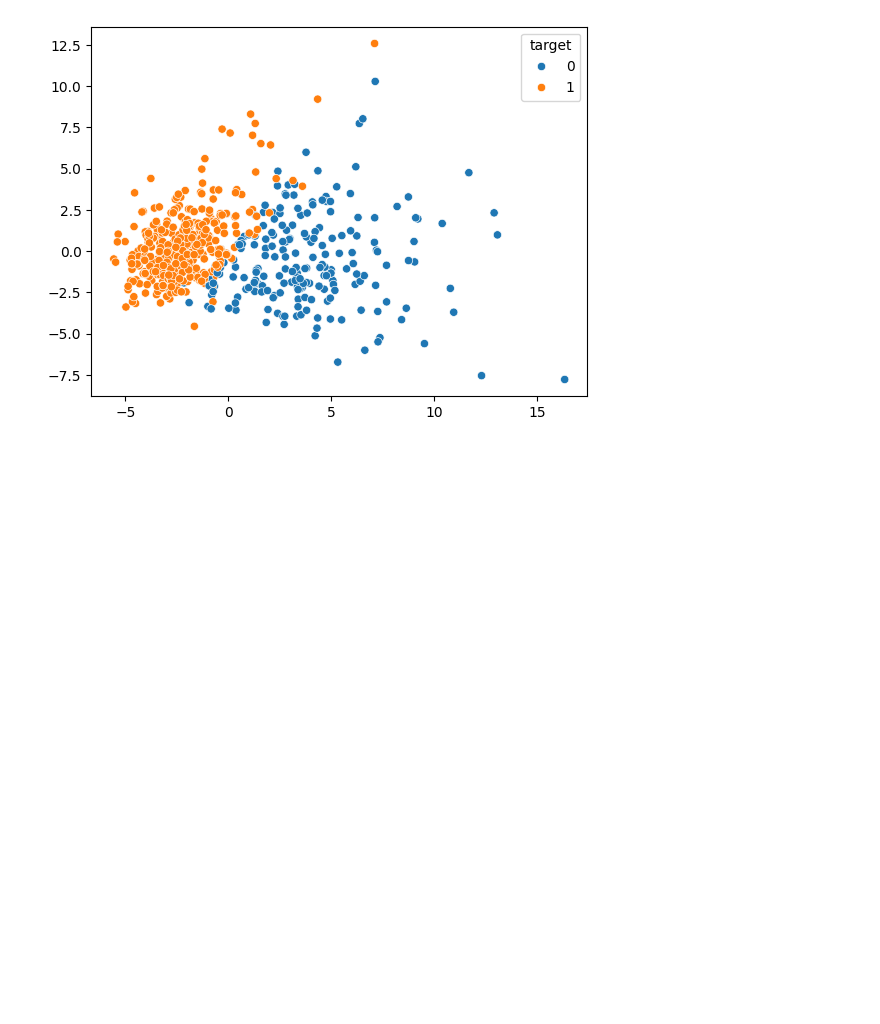
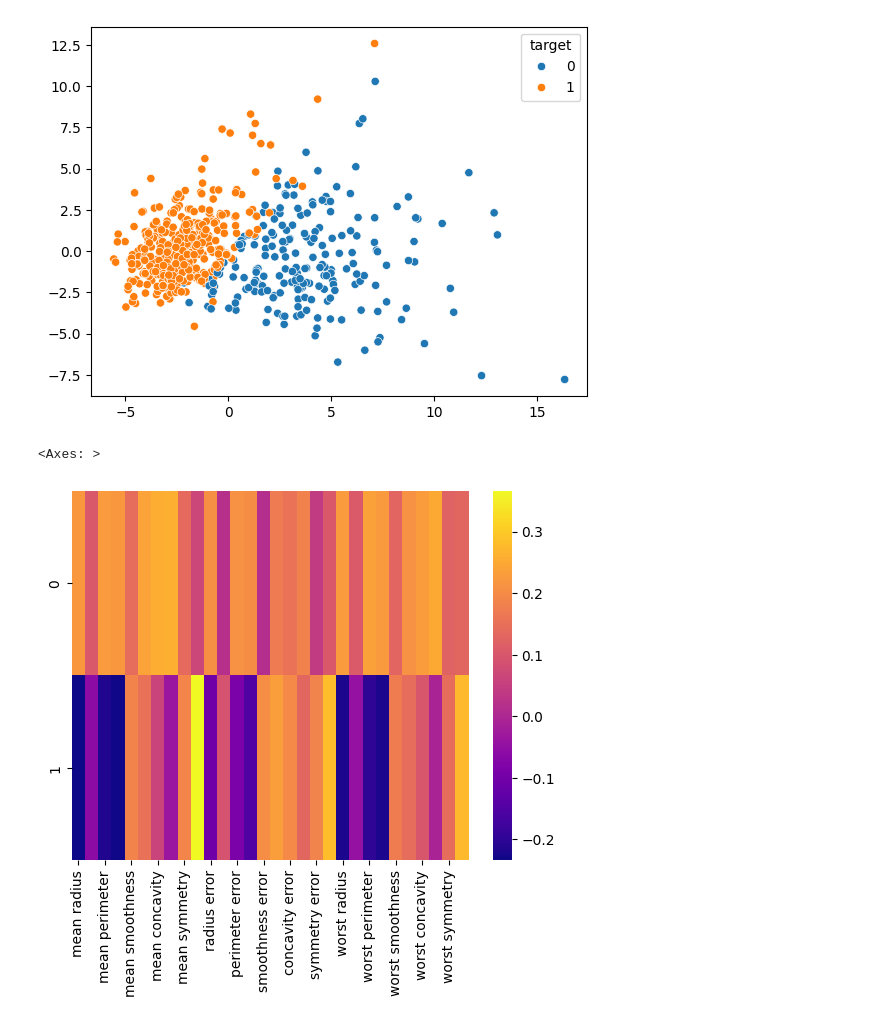
Before and after one commit to Adhishtanaka/SE-to-ML, a Jupyter notebook: Machine Learning/Dimensionality reduction/Principal_Component_Analysis/PCA.ipynb, the cells around one changed output. Saved outputs shown, nothing was run; the diff lists cells and outputs as text; code cells hidden in the pictures; blank space fills up the shorter version.

```diff
--- a/Machine Learning/Dimensionality reduction/Principal_Component_Analysis/PCA.ipynb
+++ b/Machine Learning/Dimensionality reduction/Principal_Component_Analysis/PCA.ipynb
@@ -101,3 +101,13 @@ sns.scatterplot(x=x_pca[:, 0], y=x_pca[:, 1], hue=df['target'])
 # %% [output]
 <Axes: >
 [figure]
+# %%
+df_pca = pd.DataFrame(pca.components_, columns=data.feature_names)
+sns.heatmap(df_pca,cmap='plasma')
+# Plot the PCA components in a heatmap to see the contribution of each feature to the components
+# The heatmap shows the contribution of each feature to the PCA components
+# The color intensity indicates the strength of the contribution
+# The features with the highest absolute values in the heatmap are the most important for the PCA components
+# %% [output]
+<Axes: >
+[figure, added]
```
